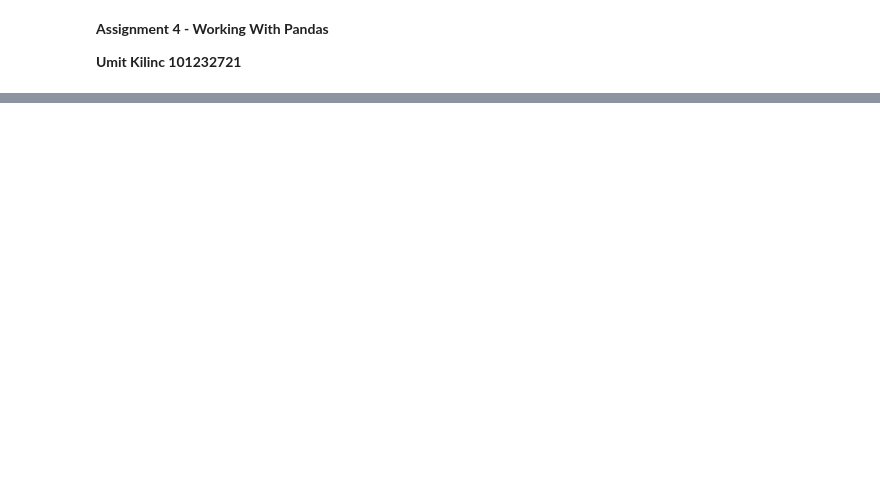
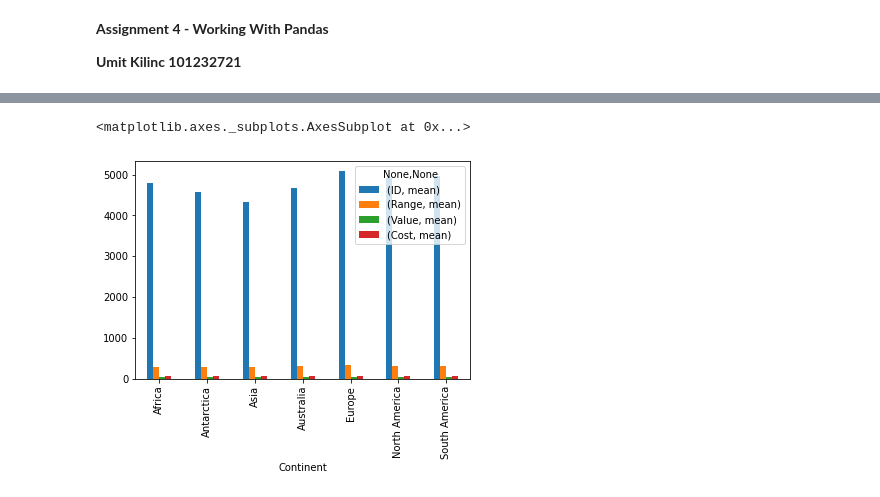
Before and after one commit to qlows/data_science, a Jupyter notebook: assignment4/Assignment4.ipynb, the cells around one changed output, grey strips where cells are left out. Drawn from its saved outputs; the diff is of its cells as text; code cells hidden in the pictures; blank space fills up the shorter version.

```diff
--- a/assignment4/Assignment4.ipynb
+++ b/assignment4/Assignment4.ipynb
@@ -21,2 +63,5 @@ DF = pd.read_csv("/content/test.csv")
 # %%
 # 7.	How many ‘F’ do we have in the ‘Type’ column? Replace them permanently with ‘AAA’ and show the first 5 rows.
+DF[DF["Type"] == "F"]
+DF.loc[DF["Type"] == "F", ["Type"]] = "AAA"
+DF.head()
@@ -23,2 +75,4 @@ DF = pd.read_csv("/content/test.csv")
 # %%
 # 8.	Get rid of the [, $ and ] from the ‘Cost’ column permanently and display the first 5 rows. What is the type of ‘Cost’ column after this?
+DF["Cost"] = DF["Cost"].str.replace("[", "").str.replace("]", "").str.replace("$", "")
+DF.head()
@@ -25,2 +91,4 @@ DF = pd.read_csv("/content/test.csv")
 # %%
 # 9.	Change the ‘Cost’ column data type to integer and display the result.
+DF["Cost"] = DF["Cost"].astype(int)
+DF.head()
@@ -31,2 +133,5 @@ DF = pd.read_csv("/content/test.csv")
 # %%
 # 12.	Calculate the min, max and standard deviation of all numerical columns, group by each ‘Continent’, all in one command.
+DF_numerical = DF.select_dtypes(include="number")
+DF_numerical.loc[:, "Continent"] = DF["Continent"]
+DF_numerical.groupby("Continent", as_index = False).agg(["min", "max", "std"])
@@ -33,4 +154,9 @@ DF = pd.read_csv("/content/test.csv")
 # %%
 # 13.	Illustrate the mean of all numerical columns, group by the ‘Continent’, using a ‘bar’ chart.
+%matplotlib inline
+DF_numerical.groupby("Continent" , as_index=False).agg(["mean"]).plot(kind="bar")
+# %% [output]
+<matplotlib.axes._subplots.AxesSubplot at 0x...>
+[figure, added]
 # %%
 # 14.	Count the number of each continent in the ‘Continent’ column.
```
Also changed, not shown: parts of 15 cells of this notebook.
